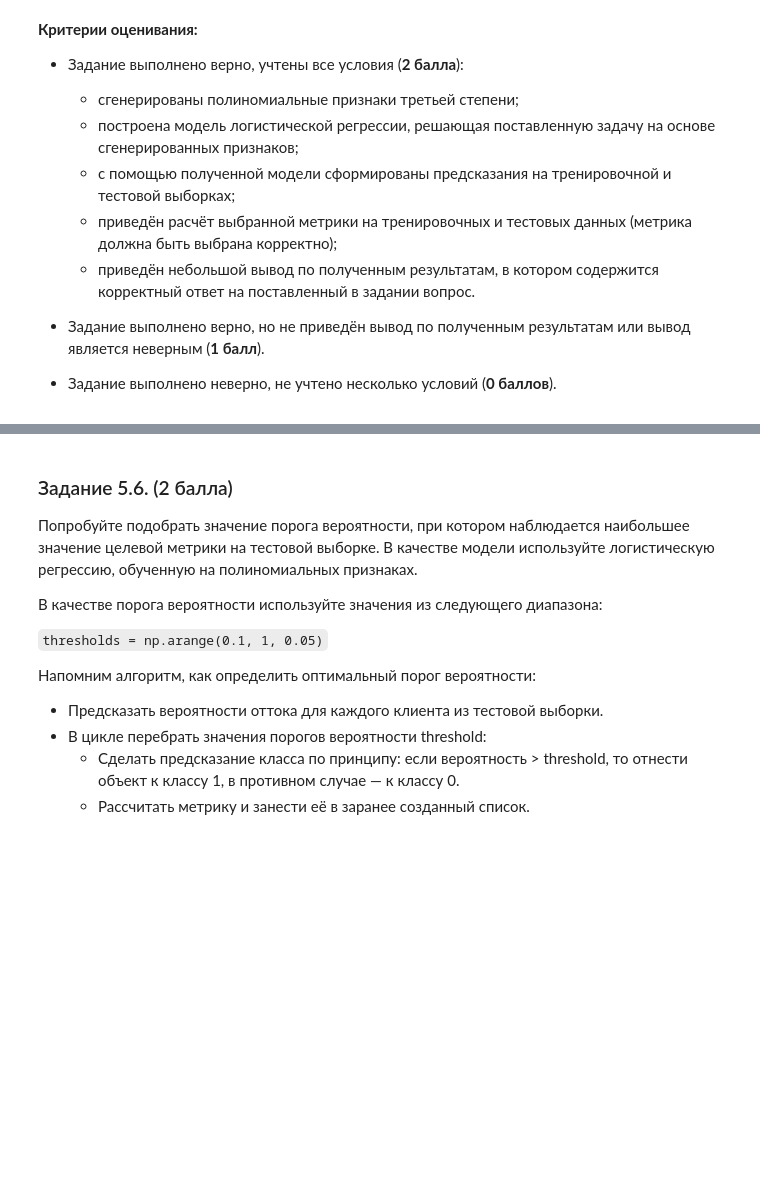
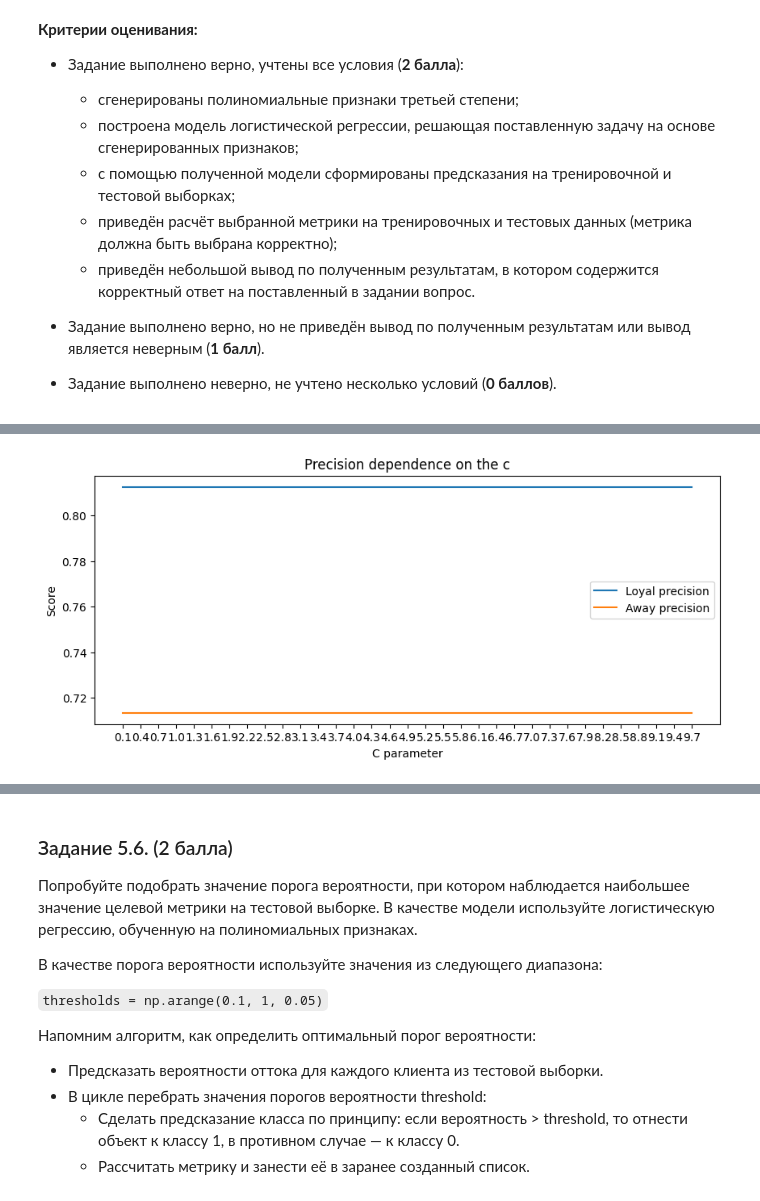
Before and after one commit to eartzhi/lessons, a Jupyter notebook: ml_03/final_test/ML-3._Практика._Ноутбук-шаблон.ipynb, the cells around one changed output, grey strips where cells are left out. Drawn from its saved outputs; the diff is of its cells as text; code cells hidden in the pictures; blank space fills up the shorter version.

```diff
--- a/ml_03/final_test/ML-3._Практика._Ноутбук-шаблон.ipynb
+++ b/ml_03/final_test/ML-3._Практика._Ноутбук-шаблон.ipynb
@@ -554,11 +540,14 @@ weighted avg       0.71      0.72      0.70       628
 
 #Создаём генератор полиномиальных признаков
 poly = preprocessing.PolynomialFeatures(degree=3, include_bias=False)
-poly.fit(X_train_scaled)
+poly.fit(X_train)
+
 #Генерируем полиномиальные признаки для тренировочной выборки
 X_train_poly = poly.transform(X_train_scaled)
+
 #Генерируем полиномиальные признаки для тестовой выборки
 X_test_poly = poly.transform(X_test_scaled)
+
 #Выводим результирующие размерности таблиц
-print(X_train_poly.shape)
 print(X_test_poly.shape)
+print(X_test_poly.shape)
@@ -564,0 +600,39 @@ print(X_test_poly.shape)
+# %%
+#Создадим списки, в которых будем хранить значения метрик
+precision_scores_loyal = []
+precision_scores_away = []
+c = np.arange(0.1, 10, 0.3)
+
+#В цикле будем перебирать сгенерированные пороги
+for i in c:
+    #Создаем объект класса логистическая регрессия
+    log_reg = linear_model.LogisticRegression(
+    # solver='sag', #алгоритм оптимизации
+    C = float(i),
+    random_state=42, #генератор случайных чисел
+    max_iter=1000 #количество итераций на сходимость
+    )
+
+    #Обучаем модель, минимизируя logloss
+    log_reg.fit(X_train_poly, y_train)
+
+    #Считаем метрики и добавляем их в списки
+    precision_scores_loyal.append(metrics.precision_score(y_test, y_test_pred, pos_label=0))
+    precision_scores_away.append(metrics.precision_score(y_test, y_test_pred, pos_label=1))
+
+
+#Визуализируем метрики при различных threshold
+fig, ax = plt.subplots(figsize=(10, 4)) #фигура + координатная плоскость
+
+#Строим линейный график зависимости precision от threshold
+ax.plot(c, precision_scores_loyal, label='Loyal precision')
+ax.plot(c, precision_scores_away, label='Away precision')
+
+#Даем графику название и подписи осям
+ax.set_title('Precision dependence on the c')
+ax.set_xlabel('C parameter')
+ax.set_ylabel('Score')
+ax.set_xticks(c)
+ax.legend();
+# %% [output]
+[figure, added]
```
Also changed, not shown: parts of 22 cells of this notebook.
